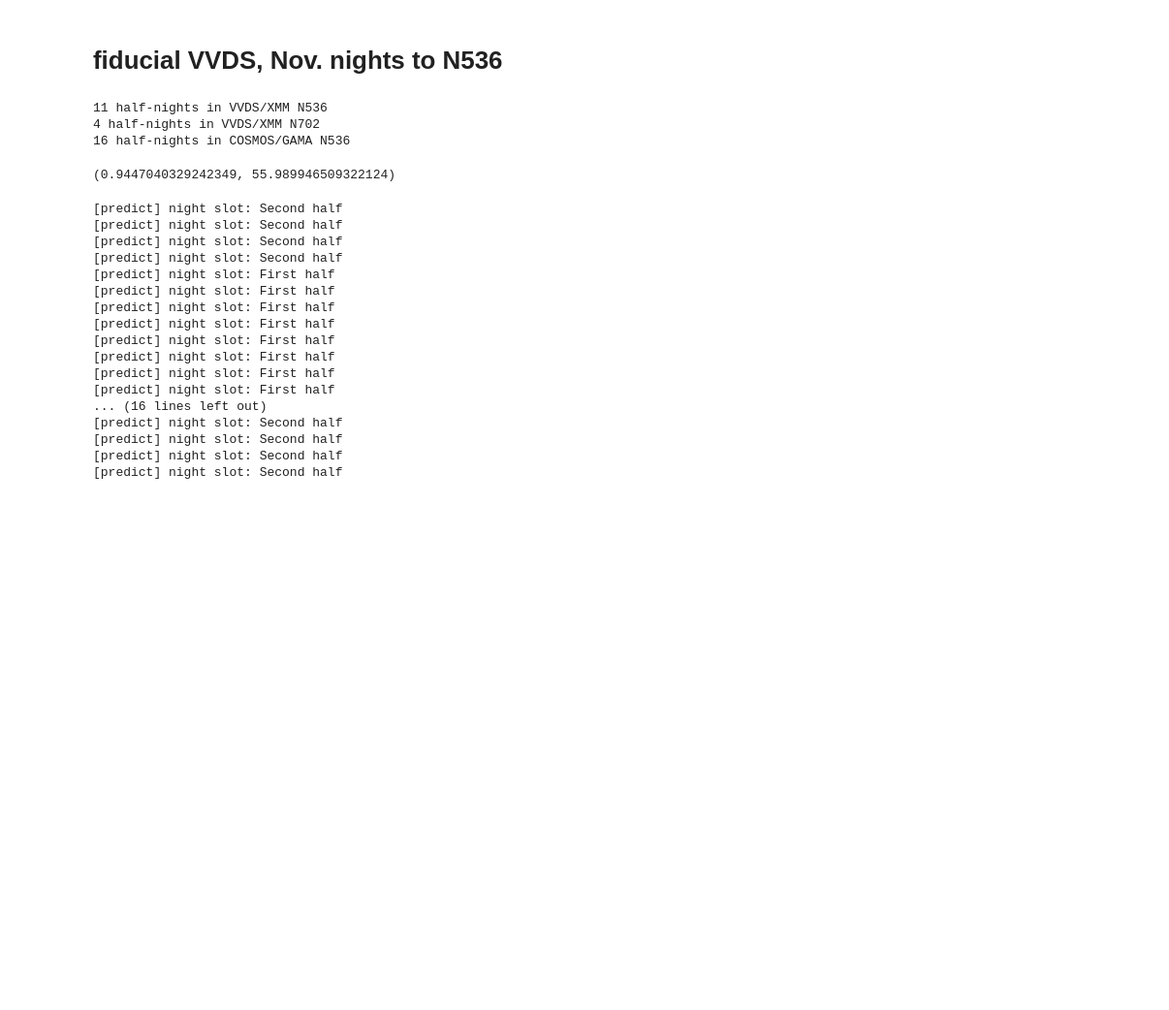
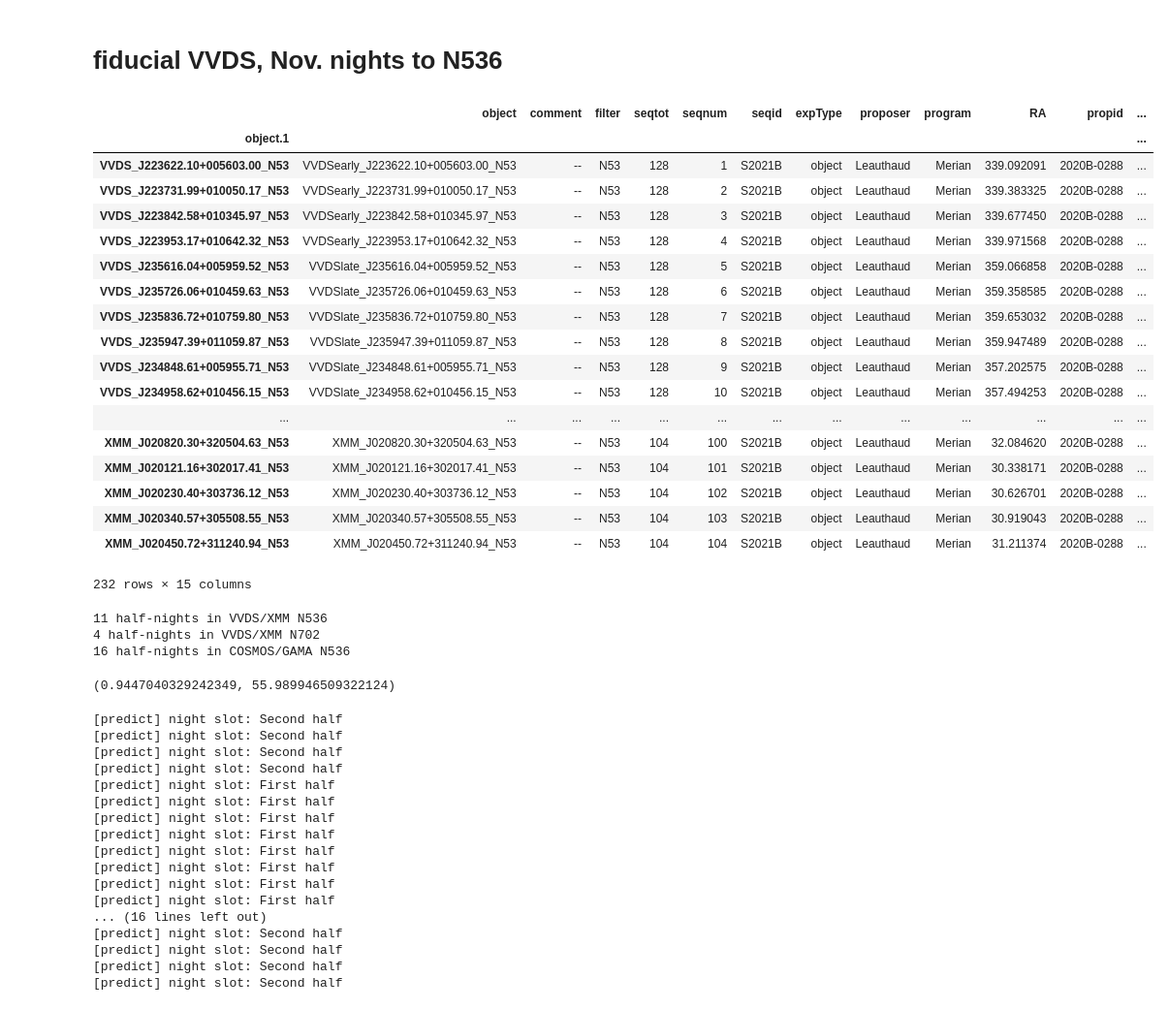
Before and after one commit to MerianSurvey/skipper, a Jupyter notebook: notebooks/Predict2021B.ipynb, the cells around one changed output. Shown at 97% size. Drawn from its saved outputs; the diff is of its cells as text; code cells hidden in the pictures; blank space fills up the shorter version.

```diff
--- a/notebooks/Predict2021B.ipynb
+++ b/notebooks/Predict2021B.ipynb
@@ -28,6 +28,28 @@ import pytz
 ctio = observe.ObservingSite ()
 # %%
 mastercat = sigjson_f2021b.load_mastercat('n536')
+# %%
+mastercat
+# %% [output]
+|  | object | comment | filter | seqtot | seqnum | seqid | expType | proposer | program | RA | propid | ... |
+| object.1 |  |  |  |  |  |  |  |  |  |  |  | ... |
+| VVDS_J223622.10+005603.00_N53 | VVDSearly_J223622.10+005603.00_N53 | -- | N53 | 128 | 1 | S2021B | object | Leauthaud | Merian | 339.092091 | 2020B-0288 | ... |
+| VVDS_J223731.99+010050.17_N53 | VVDSearly_J223731.99+010050.17_N53 | -- | N53 | 128 | 2 | S2021B | object | Leauthaud | Merian | 339.383325 | 2020B-0288 | ... |
+| VVDS_J223842.58+010345.97_N53 | VVDSearly_J223842.58+010345.97_N53 | -- | N53 | 128 | 3 | S2021B | object | Leauthaud | Merian | 339.677450 | 2020B-0288 | ... |
+| VVDS_J223953.17+010642.32_N53 | VVDSearly_J223953.17+010642.32_N53 | -- | N53 | 128 | 4 | S2021B | object | Leauthaud | Merian | 339.971568 | 2020B-0288 | ... |
+| VVDS_J235616.04+005959.52_N53 | VVDSlate_J235616.04+005959.52_N53 | -- | N53 | 128 | 5 | S2021B | object | Leauthaud | Merian | 359.066858 | 2020B-0288 | ... |
+| VVDS_J235726.06+010459.63_N53 | VVDSlate_J235726.06+010459.63_N53 | -- | N53 | 128 | 6 | S2021B | object | Leauthaud | Merian | 359.358585 | 2020B-0288 | ... |
+| VVDS_J235836.72+010759.80_N53 | VVDSlate_J235836.72+010759.80_N53 | -- | N53 | 128 | 7 | S2021B | object | Leauthaud | Merian | 359.653032 | 2020B-0288 | ... |
+| VVDS_J235947.39+011059.87_N53 | VVDSlate_J235947.39+011059.87_N53 | -- | N53 | 128 | 8 | S2021B | object | Leauthaud | Merian | 359.947489 | 2020B-0288 | ... |
+| VVDS_J234848.61+005955.71_N53 | VVDSlate_J234848.61+005955.71_N53 | -- | N53 | 128 | 9 | S2021B | object | Leauthaud | Merian | 357.202575 | 2020B-0288 | ... |
+| VVDS_J234958.62+010456.15_N53 | VVDSlate_J234958.62+010456.15_N53 | -- | N53 | 128 | 10 | S2021B | object | Leauthaud | Merian | 357.494253 | 2020B-0288 | ... |
+| ... | ... | ... | ... | ... | ... | ... | ... | ... | ... | ... | ... | ... |
+| XMM_J020820.30+320504.63_N53 | XMM_J020820.30+320504.63_N53 | -- | N53 | 104 | 100 | S2021B | object | Leauthaud | Merian | 32.084620 | 2020B-0288 | ... |
+| XMM_J020121.16+302017.41_N53 | XMM_J020121.16+302017.41_N53 | -- | N53 | 104 | 101 | S2021B | object | Leauthaud | Merian | 30.338171 | 2020B-0288 | ... |
+| XMM_J020230.40+303736.12_N53 | XMM_J020230.40+303736.12_N53 | -- | N53 | 104 | 102 | S2021B | object | Leauthaud | Merian | 30.626701 | 2020B-0288 | ... |
+| XMM_J020340.57+305508.55_N53 | XMM_J020340.57+305508.55_N53 | -- | N53 | 104 | 103 | S2021B | object | Leauthaud | Merian | 30.919043 | 2020B-0288 | ... |
+| XMM_J020450.72+311240.94_N53 | XMM_J020450.72+311240.94_N53 | -- | N53 | 104 | 104 | S2021B | object | Leauthaud | Merian | 31.211374 | 2020B-0288 | ... |
+232 rows × 15 columns
 # %%
 datelist_vvdsxmm_n536 = [(2021,11,ix) for ix in np.arange(24,31)]
 datelist_vvdsxmm_n536 += [(2021,12,ix) for ix in np.arange(1,5)]
```
Also changed, not shown: 1 other file.
